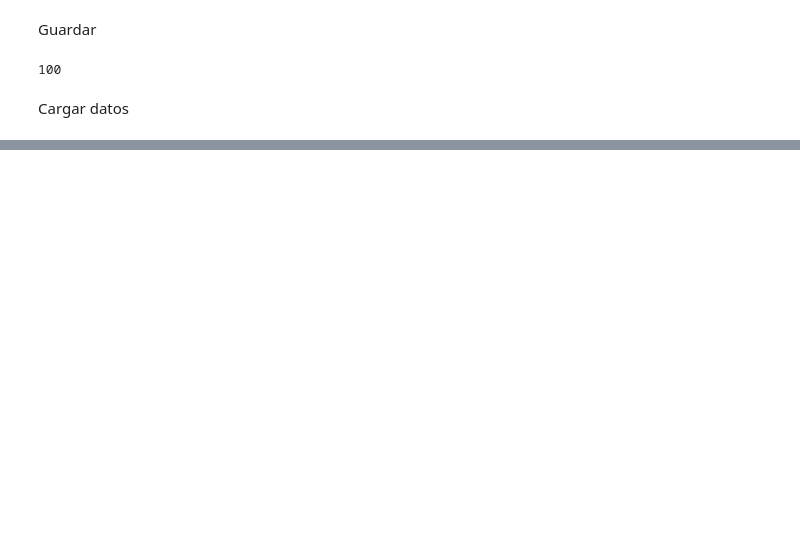
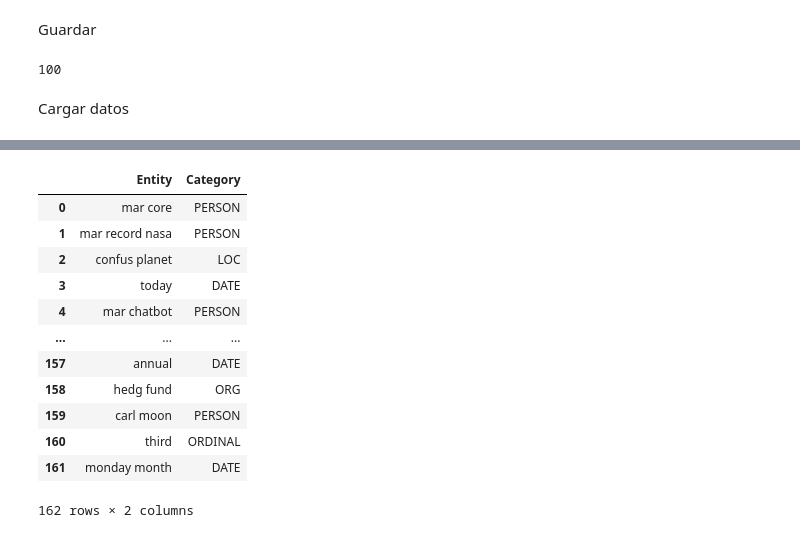
Before and after one commit to rodcordova/Deteccion-de-emociones, a Jupyter notebook: api_news_EDA.ipynb, the cells around one changed output, grey strips where cells are left out. Cells and saved outputs as stored; diff of their text form; code cells hidden in the pictures; blank space fills up the shorter version.

```diff
--- a/api_news_EDA.ipynb
+++ b/api_news_EDA.ipynb
@@ -322,0 +386,42 @@ df_read
+# %%
+#NER: reconocimiento de entidades nombradas
+import spacy
+import pandas as pd
+
+# Cargar el modelo de spaCy en inglés
+nlp = spacy.load("en_core_web_sm")
+
+# Oración de ejemplo en inglés
+sentence =noticias #"Apple Inc. was founded by Steve Jobs on April 1, 1976, in Cupertino, California."
+
+# Procesar la oración con spaCy para realizar NER
+doc = nlp(sentence)
+
+# Crear listas para almacenar los resultados
+entities = []
+categories = []
+
+# Iterar sobre las entidades identificadas
+for entity in doc.ents:
+    entities.append(entity.text)
+    categories.append(entity.label_)
+
+# Crear un DataFrame con los resultados
+df_ner = pd.DataFrame({"Entity": entities, "Category": categories})
+
+# Imprimir el DataFrame
+df_ner
+# %% [output]
+|  | Entity | Category |
+| 0 | mar core | PERSON |
+| 1 | mar record nasa | PERSON |
+| 2 | confus planet | LOC |
+| 3 | today | DATE |
+| 4 | mar chatbot | PERSON |
+| ... | ... | ... |
+| 157 | annual | DATE |
+| 158 | hedg fund | ORG |
+| 159 | carl moon | PERSON |
+| 160 | third | ORDINAL |
+| 161 | monday month | DATE |
+162 rows × 2 columns
```
Also changed, not shown: parts of 23 cells of this notebook, 2 other files.
